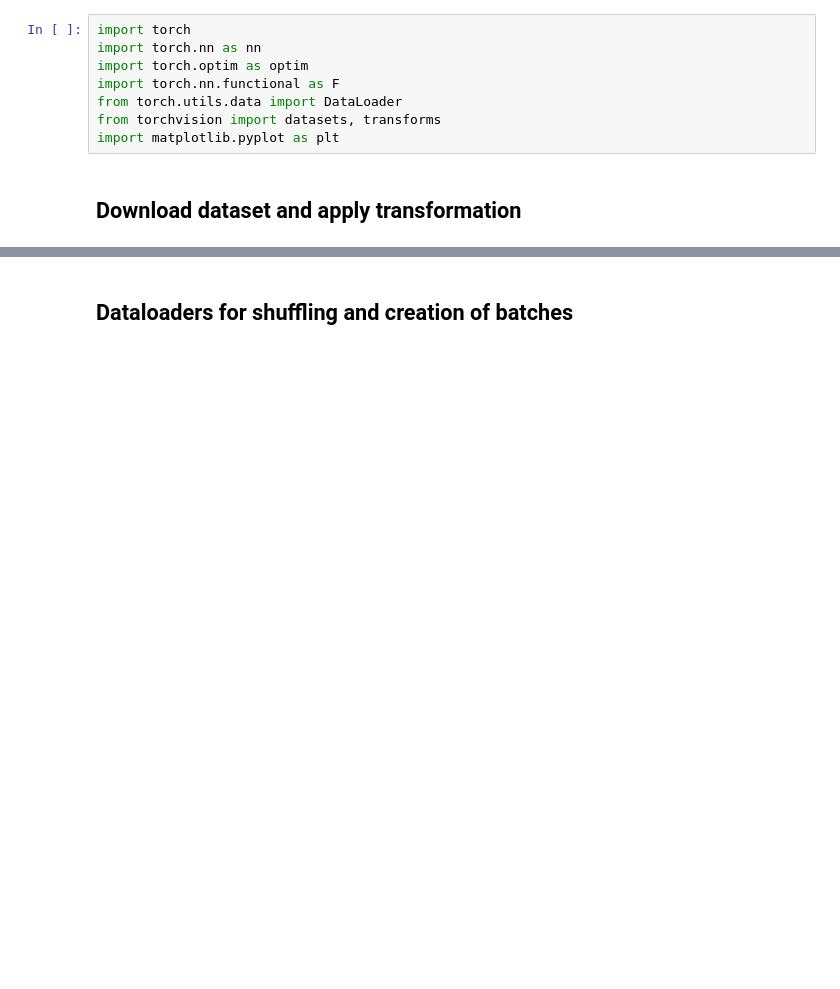
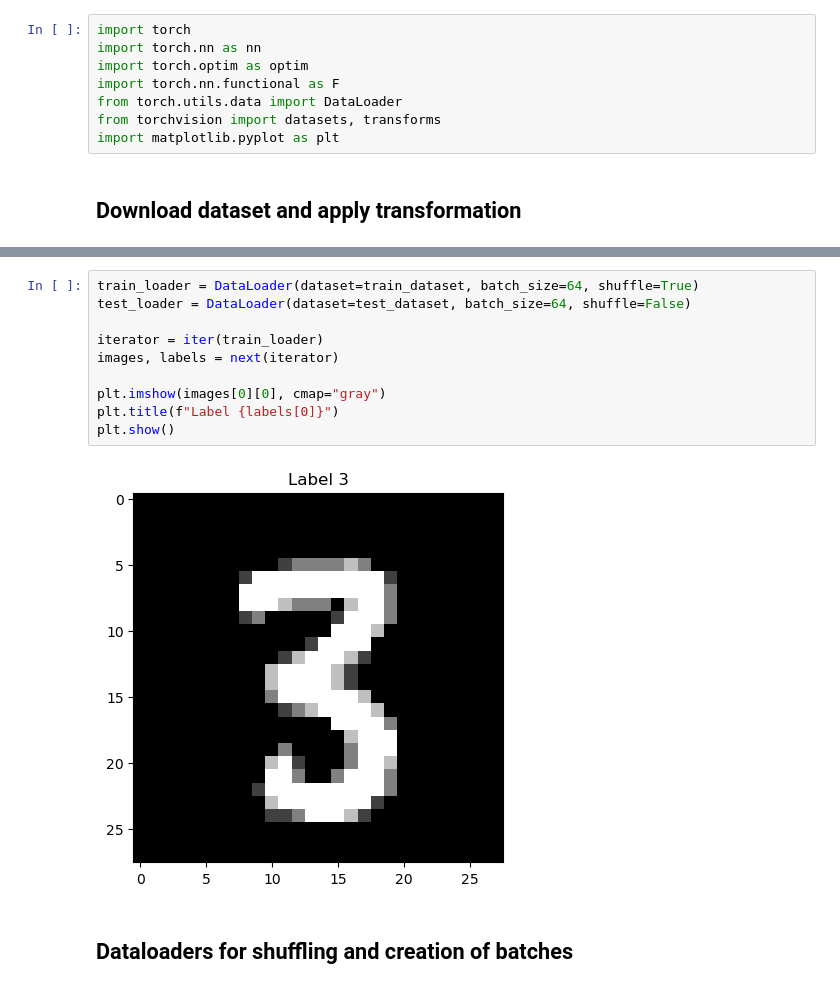
Before and after one commit to mrobledo07/pytorch-cnn-mnist, a Jupyter notebook: pytorch_cnn_mnist.ipynb, the cells around one changed output, grey strips where cells are left out. Cells and saved outputs as stored; diff of their text form; blank space fills up the shorter version.

```diff
--- a/pytorch_cnn_mnist.ipynb
+++ b/pytorch_cnn_mnist.ipynb
@@ -67,3 +106,15 @@ Extracting ./data/MNIST/raw/t10k-labels-idx1-ubyte.gz to ./data/MNIST/raw
+# %%
+train_loader = DataLoader(dataset=train_dataset, batch_size=64, shuffle=True)
+test_loader = DataLoader(dataset=test_dataset, batch_size=64, shuffle=False)
+
+iterator = iter(train_loader)
+images, labels = next(iterator)
+
+plt.imshow(images[0][0], cmap="gray")
+plt.title(f"Label {labels[0]}")
+plt.show()
+# %% [output]
+[figure, added]
 # %% [markdown]
 ## Dataloaders for shuffling and creation of batches
 # %%
```
Also changed, not shown: parts of 6 cells of this notebook.
